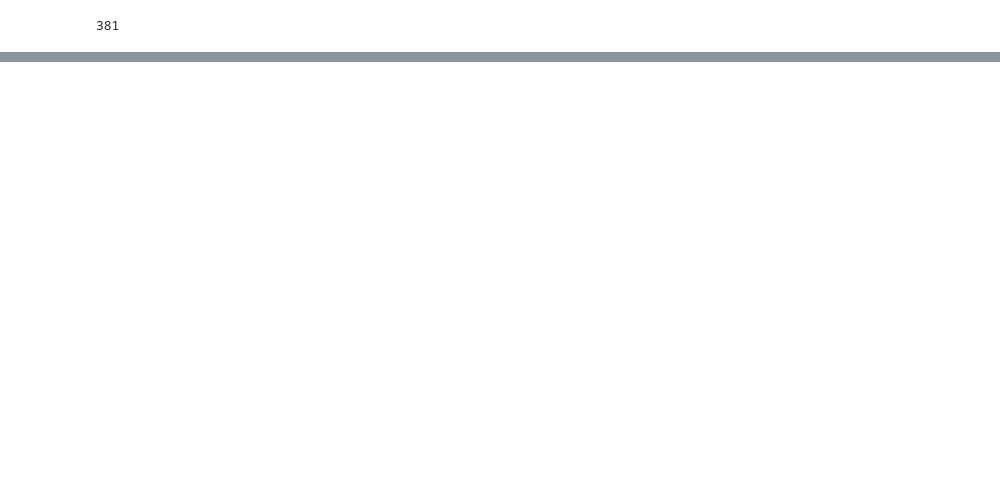
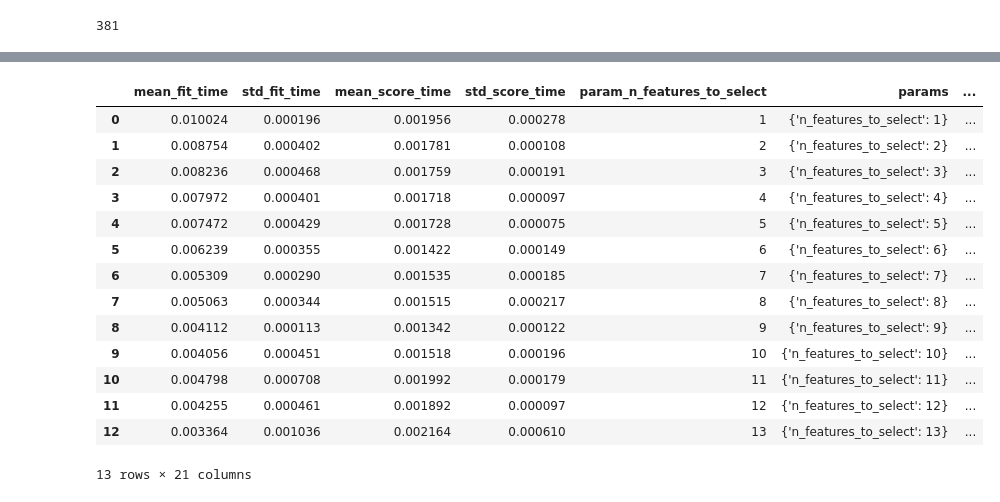
Before and after one commit to michaelreadyone/Kaggle, a Jupyter notebook: Examples/CrossValidationWithLinearRegression.ipynb, the cells around one changed output, grey strips where cells are left out. Drawn from its saved outputs; the diff is of its cells as text; code cells hidden in the pictures; blank space fills up the shorter version.

```diff
--- a/Examples/CrossValidationWithLinearRegression.ipynb
+++ b/Examples/CrossValidationWithLinearRegression.ipynb
@@ -160,0 +281,7 @@ Polynomial degree 20: train score=-2.48, test score=-3.0
+# %%
+# divide into X_train, y_train, X_test, y_test
+y_train = df_train.pop('price')
+X_train = df_train
+
+y_test = df_test.pop('price')
+X_test = df_test
@@ -160,0 +293,9 @@ Polynomial degree 20: train score=-2.48, test score=-3.0
+# %%
+# first model with an arbitrary choice of n_features
+# running RFE with number of features=10
+
+lm = LinearRegression()
+lm.fit(X_train, y_train)
+
+rfe = RFE(lm, n_features_to_select=10)
+rfe = rfe.fit(X_train, y_train)
@@ -160,0 +351,24 @@ Polynomial degree 20: train score=-2.48, test score=-3.0
+# %%
+# step-1: create a cross-validation scheme
+folds = KFold(n_splits = 5, shuffle = True, random_state = 100)
+
+# step-2: specify range of hyperparameters to tune
+hyper_params = [{'n_features_to_select': list(range(1, 14))}]
+
+
+# step-3: perform grid search
+# 3.1 specify model
+lm = LinearRegression()
+lm.fit(X_train, y_train)
+rfe = RFE(lm)
+
+# 3.2 call GridSearchCV()
+model_cv = GridSearchCV(estimator = rfe,
+                        param_grid = hyper_params,
+                        scoring= 'r2',
+                        cv = folds,
+                        verbose = 1,
+                        return_train_score=True)
+
+# fit the model
+model_cv.fit(X_train, y_train)
@@ -160,0 +382,20 @@ Polynomial degree 20: train score=-2.48, test score=-3.0
+# %%
+# cv results
+cv_results = pd.DataFrame(model_cv.cv_results_)
+cv_results
+# %% [output]
+|  | mean_fit_time | std_fit_time | mean_score_time | std_score_time | param_n_features_to_select | params | ... |
+| 0 | 0.010024 | 0.000196 | 0.001956 | 0.000278 | 1 | {'n_features_to_select': 1} | ... |
+| 1 | 0.008754 | 0.000402 | 0.001781 | 0.000108 | 2 | {'n_features_to_select': 2} | ... |
+| 2 | 0.008236 | 0.000468 | 0.001759 | 0.000191 | 3 | {'n_features_to_select': 3} | ... |
+| 3 | 0.007972 | 0.000401 | 0.001718 | 0.000097 | 4 | {'n_features_to_select': 4} | ... |
+| 4 | 0.007472 | 0.000429 | 0.001728 | 0.000075 | 5 | {'n_features_to_select': 5} | ... |
+| 5 | 0.006239 | 0.000355 | 0.001422 | 0.000149 | 6 | {'n_features_to_select': 6} | ... |
+| 6 | 0.005309 | 0.000290 | 0.001535 | 0.000185 | 7 | {'n_features_to_select': 7} | ... |
+| 7 | 0.005063 | 0.000344 | 0.001515 | 0.000217 | 8 | {'n_features_to_select': 8} | ... |
+| 8 | 0.004112 | 0.000113 | 0.001342 | 0.000122 | 9 | {'n_features_to_select': 9} | ... |
+| 9 | 0.004056 | 0.000451 | 0.001518 | 0.000196 | 10 | {'n_features_to_select': 10} | ... |
+| 10 | 0.004798 | 0.000708 | 0.001992 | 0.000179 | 11 | {'n_features_to_select': 11} | ... |
+| 11 | 0.004255 | 0.000461 | 0.001892 | 0.000097 | 12 | {'n_features_to_select': 12} | ... |
+| 12 | 0.003364 | 0.001036 | 0.002164 | 0.000610 | 13 | {'n_features_to_select': 13} | ... |
+13 rows × 21 columns
```
Also changed, not shown: parts of 28 cells of this notebook, 6 other files.
